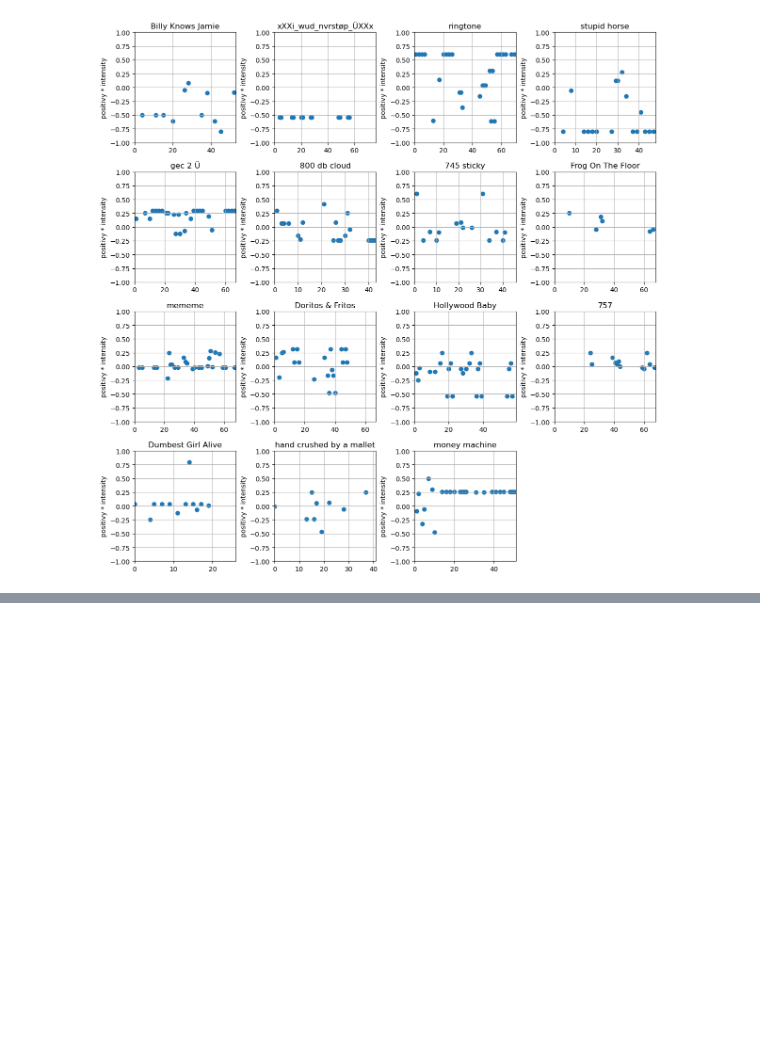
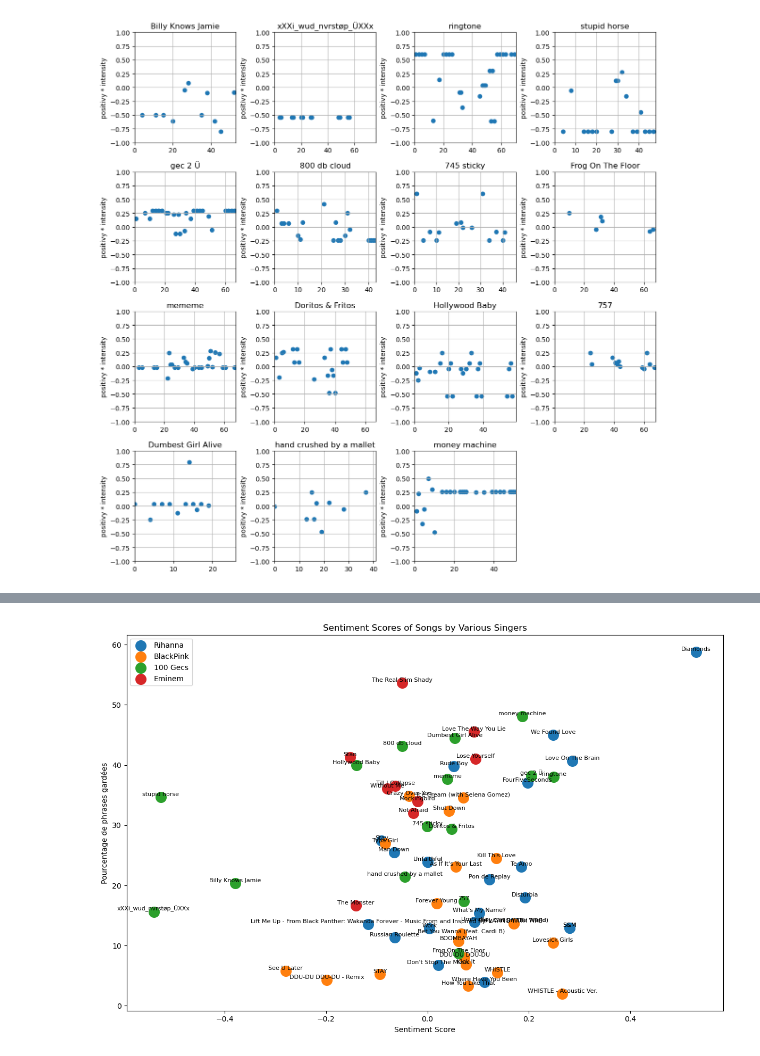
Before and after one commit to Moumours/LyricAnalysis, a Jupyter notebook: presentation.ipynb, the cells around one changed output, grey strips where cells are left out. Cells and saved outputs as stored; diff of their text form; code cells hidden in the pictures; blank space fills up the shorter version.

```diff
--- a/presentation.ipynb
+++ b/presentation.ipynb
@@ -55,0 +56,7 @@ Bay-bay-bay7Embed 0.0 0.0
+# %%
+# singers_names = ["all"]
+singers_names = ["Rihanna", "BlackPink", "100 Gecs", "Eminem"]
+
+graph.plot_sentiment_scores(singers_names)
+# %% [output]
+[figure, added]
```
Also changed, not shown: parts of 2 cells of this notebook, 3 other files.
